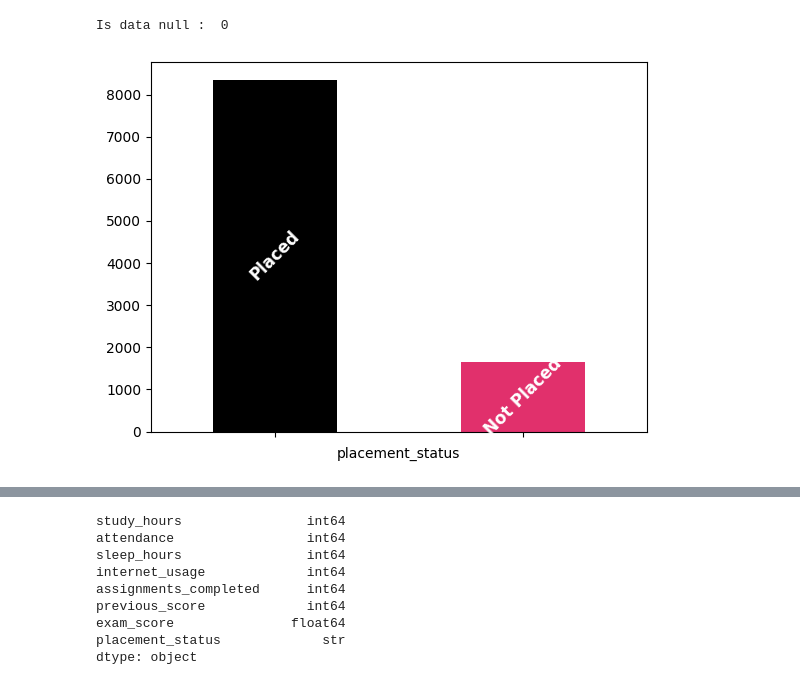
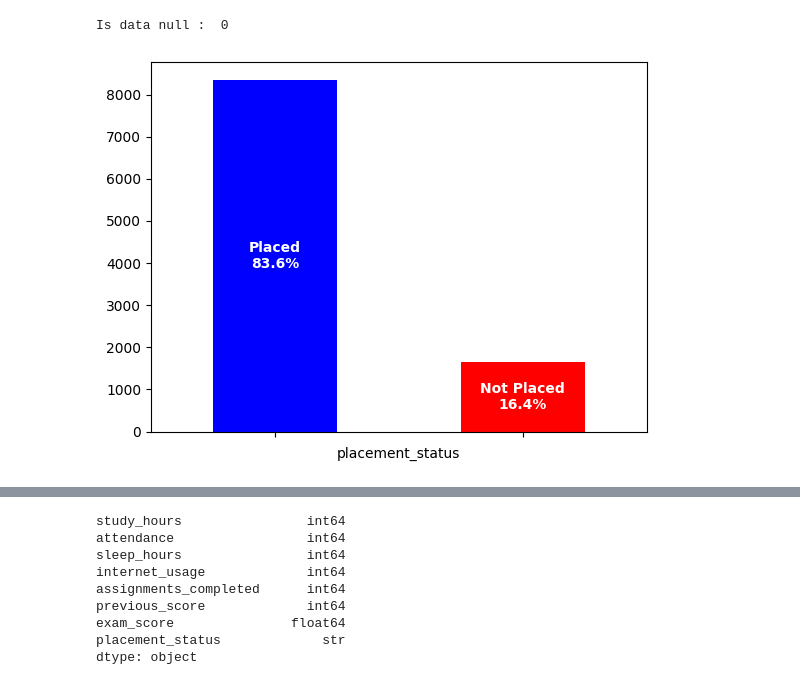
Before and after one commit to tiopramana/machine_learning, a Jupyter notebook: Project/Student_performance/main.ipynb, the cells around one changed output, grey strips where cells are left out. Drawn from its saved outputs; the diff is of its cells as text; code cells hidden in the pictures.

```diff
--- a/Project/Student_performance/main.ipynb
+++ b/Project/Student_performance/main.ipynb
@@ -32,9 +33,18 @@ print("Is data null : ", df.isnull().sum().max())
 Is data null :  0
 # %%
 labels = ['Placed', 'Not Placed']
-ax = df['placement_status'].value_counts().reindex(labels).plot.bar(color=['black','#E1306C','gray', 'green'])
-ax.bar_label(ax.containers[0], labels=labels, label_type='center', color='white', rotation=45,fontsize=12, fontweight='bold')
+counts = df['placement_status'].value_counts().reindex(labels)
+
+total = counts.sum()
+
+percentage = (counts / total * 100).round(1)
+
+ax = counts.plot.bar(color=['blue', 'red'])
+
+bar_labels = [f"{label}\n{pct}%" for label, pct in zip(labels, percentage)]
+
+ax.bar_label(ax.containers[0], labels=bar_labels, label_type='center', color='white', rotation=0,fontsize=10, fontweight='bold')
 ax.set_xticklabels([])
 plt.show()
 # %% [output]
-[figure, old version]
+[figure, new version]
```
Also changed, not shown: parts of 8 cells of this notebook.
